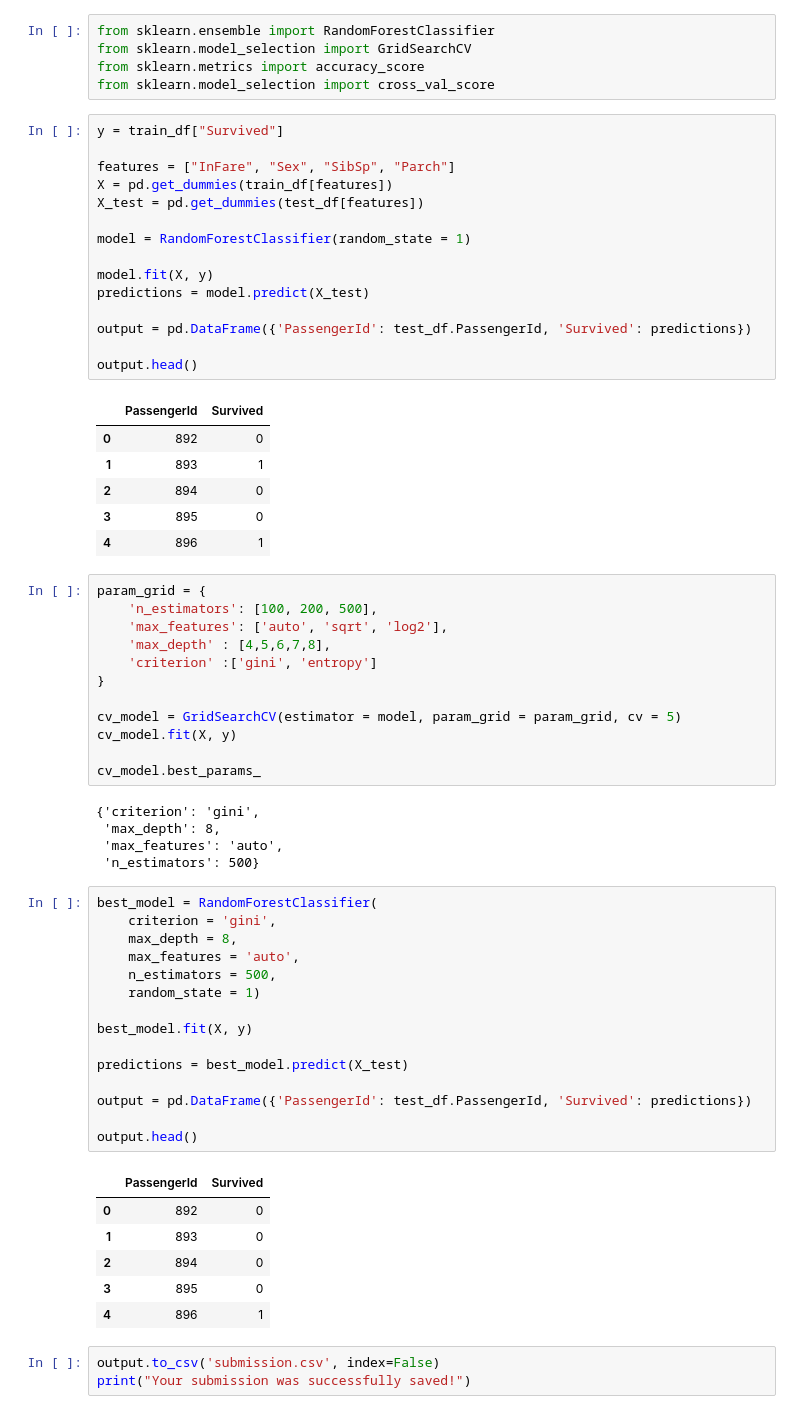
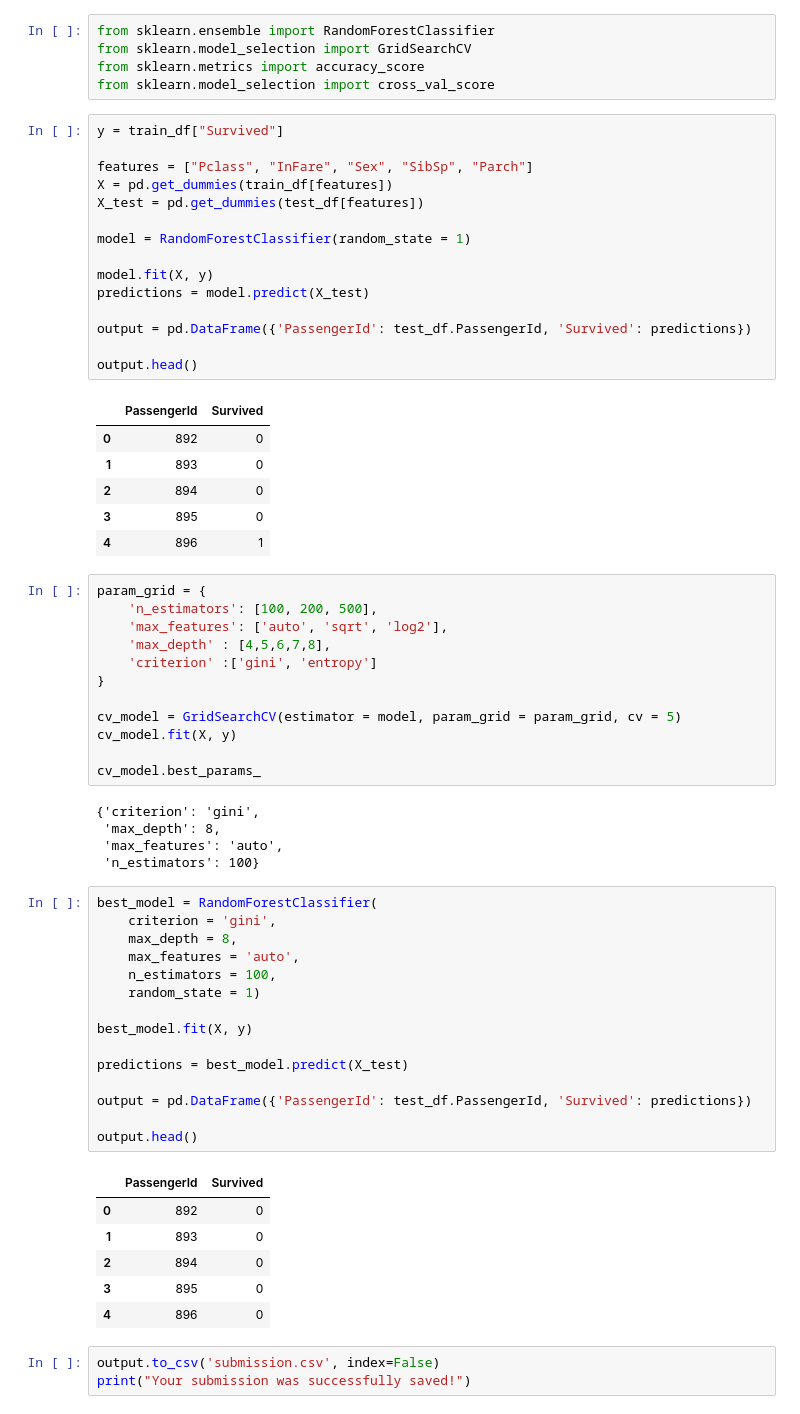
Before and after one commit to cetuslapetus/kaggle-competitions, a Jupyter notebook: notebook6701b63f19.ipynb, the cells around one changed output. Saved outputs shown, nothing was run; the diff lists cells and outputs as text.

```diff
--- a/notebook6701b63f19.ipynb
+++ b/notebook6701b63f19.ipynb
@@ -181,7 +181,7 @@ from sklearn.model_selection import cross_val_score
 # %%
 y = train_df["Survived"]
 
-features = ["InFare", "Sex", "SibSp", "Parch"]
+features = ["Pclass", "InFare", "Sex", "SibSp", "Parch"]
 X = pd.get_dummies(train_df[features])
 X_test = pd.get_dummies(test_df[features])
 
@@ -196,7 +196,7 @@ output.head()
 # %% [output]
 |  | PassengerId | Survived |
 | 0 | 892 | 0 |
-| 1 | 893 | 1 |
+| 1 | 893 | 0 |
 | 2 | 894 | 0 |
 | 3 | 895 | 0 |
 | 4 | 896 | 1 |
@@ -216,29 +216,29 @@ cv_model.best_params_
 {'criterion': 'gini',
  'max_depth': 8,
  'max_features': 'auto',
- 'n_estimators': 500}
+ 'n_estimators': 100}
 # %%
 best_model = RandomForestClassifier(
     criterion = 'gini',
     max_depth = 8,
     max_features = 'auto',
-    n_estimators = 500,
+    n_estimators = 100,
     random_state = 1)
 
 best_model.fit(X, y)
 
 predictions = best_model.predict(X_test)
 
 output = pd.DataFrame({'PassengerId': test_df.PassengerId, 'Survived': predictions})
 
 output.head()
 # %% [output]
 |  | PassengerId | Survived |
 | 0 | 892 | 0 |
 | 1 | 893 | 0 |
 | 2 | 894 | 0 |
 | 3 | 895 | 0 |
-| 4 | 896 | 1 |
+| 4 | 896 | 0 |
 # %%
 output.to_csv('submission.csv', index=False)
 print("Your submission was successfully saved!")
```
